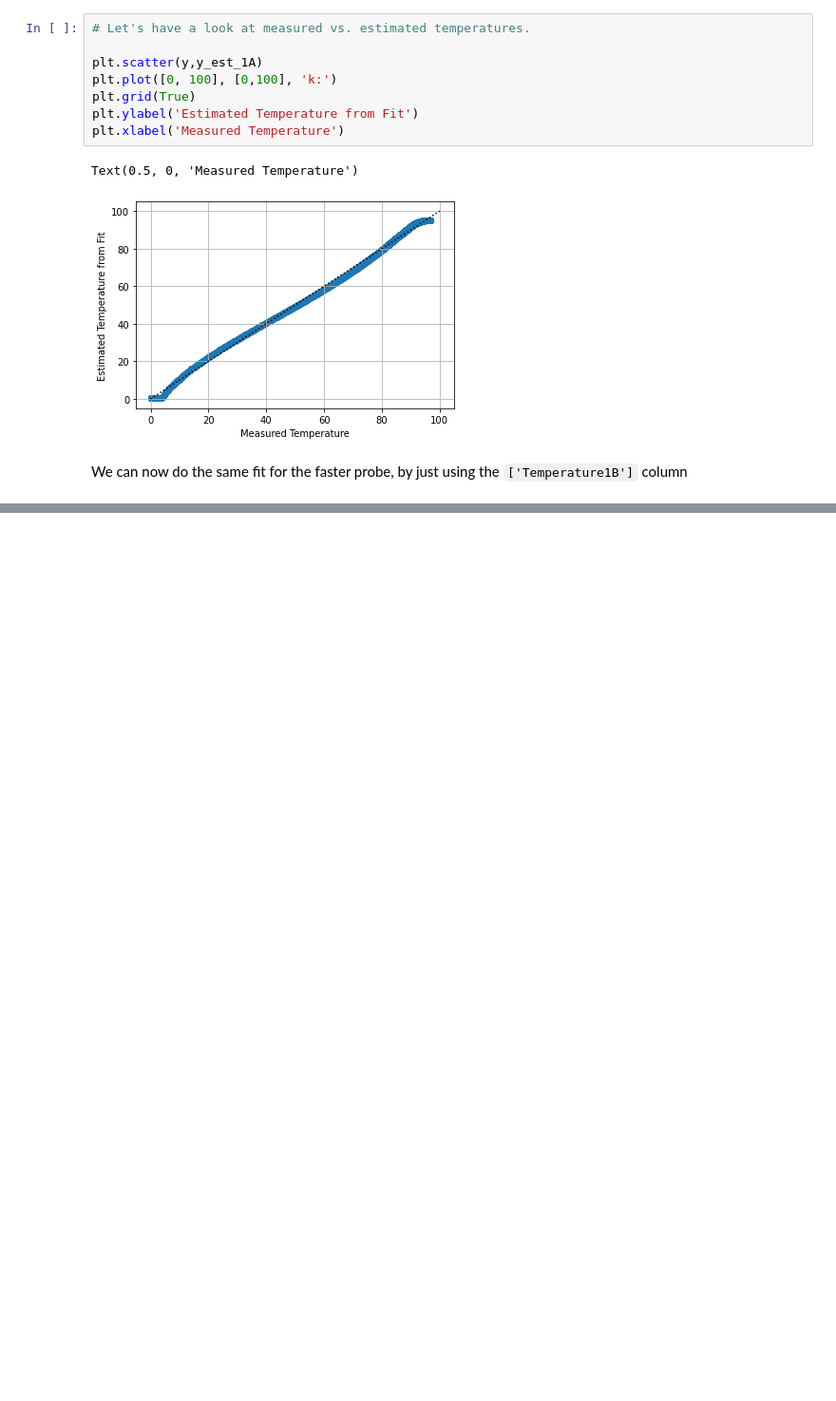
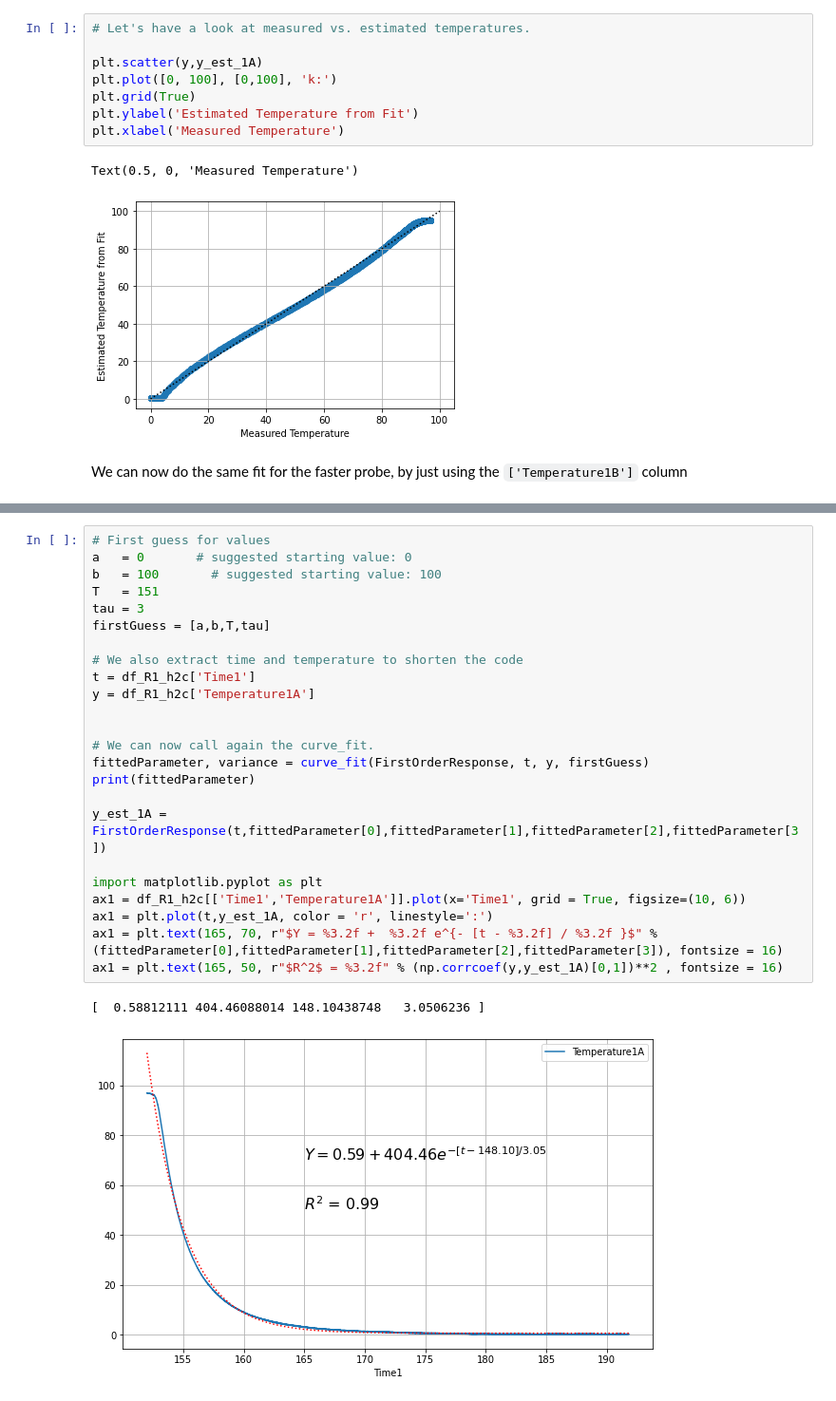
Before and after one commit to TobGerken/ISAT300, a Jupyter notebook: 4_TemperatureResponseLabReview.ipynb, the cells around one changed output, grey strips where cells are left out. Shown at 95% size. Saved outputs shown, nothing was run; the diff lists cells and outputs as text; blank space fills up the shorter version.

```diff
--- a/4_TemperatureResponseLabReview.ipynb
+++ b/4_TemperatureResponseLabReview.ipynb
@@ -254,0 +267,27 @@ ax1 = plt.text(125, 50, r"$R^2$ = %3.2f" % (np.corrcoef(y,y_est)[0,1])**2 , font
+# %%
+# First guess for values
+a   = 0       # suggested starting value: 0
+b   = 100       # suggested starting value: 100
+T   = 151
+tau = 3
+firstGuess = [a,b,T,tau]
+
+# We also extract time and temperature to shorten the code
+t = df_R1_h2c['Time1']
+y = df_R1_h2c['Temperature1A']
+
+
+# We can now call again the curve_fit.
+fittedParameter, variance = curve_fit(FirstOrderResponse, t, y, firstGuess)
+print(fittedParameter)
+
+y_est_1A = FirstOrderResponse(t,fittedParameter[0],fittedParameter[1],fittedParameter[2],fittedParameter[3])
+
+import matplotlib.pyplot as plt
+ax1 = df_R1_h2c[['Time1','Temperature1A']].plot(x='Time1', grid = True, figsize=(10, 6))
+ax1 = plt.plot(t,y_est_1A, color = 'r', linestyle=':')
+ax1 = plt.text(165, 70, r"$Y = %3.2f +  %3.2f e^{- [t - %3.2f] / %3.2f }$" % (fittedParameter[0],fittedParameter[1],fittedParameter[2],fittedParameter[3]), fontsize = 16)
+ax1 = plt.text(165, 50, r"$R^2$ = %3.2f" % (np.corrcoef(y,y_est_1A)[0,1])**2 , fontsize = 16)
+# %% [output]
+[  0.58812111 404.46088014 148.10438748   3.0506236 ]
+[figure, added]
```
Also changed, not shown: parts of 4 cells of this notebook.
